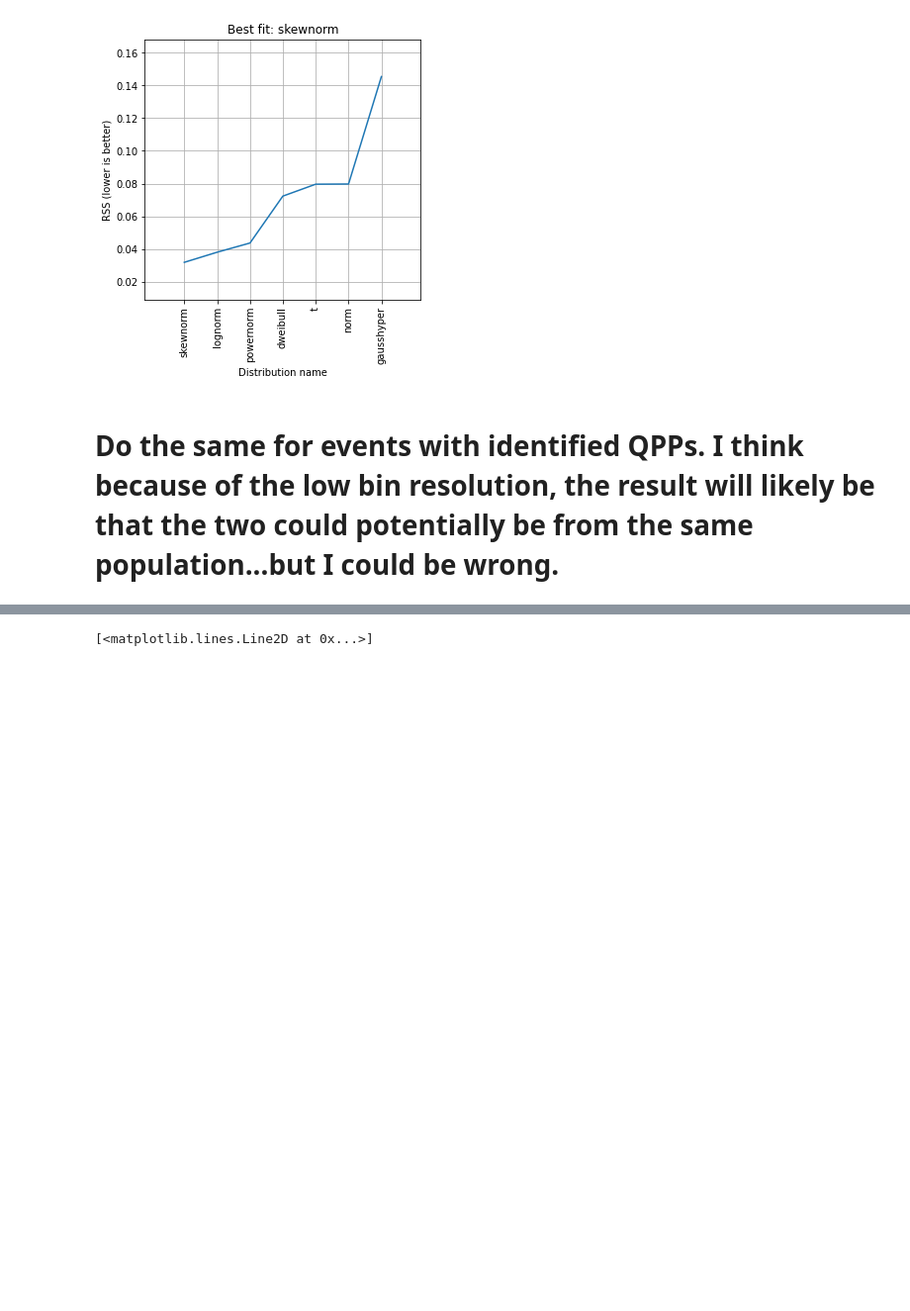
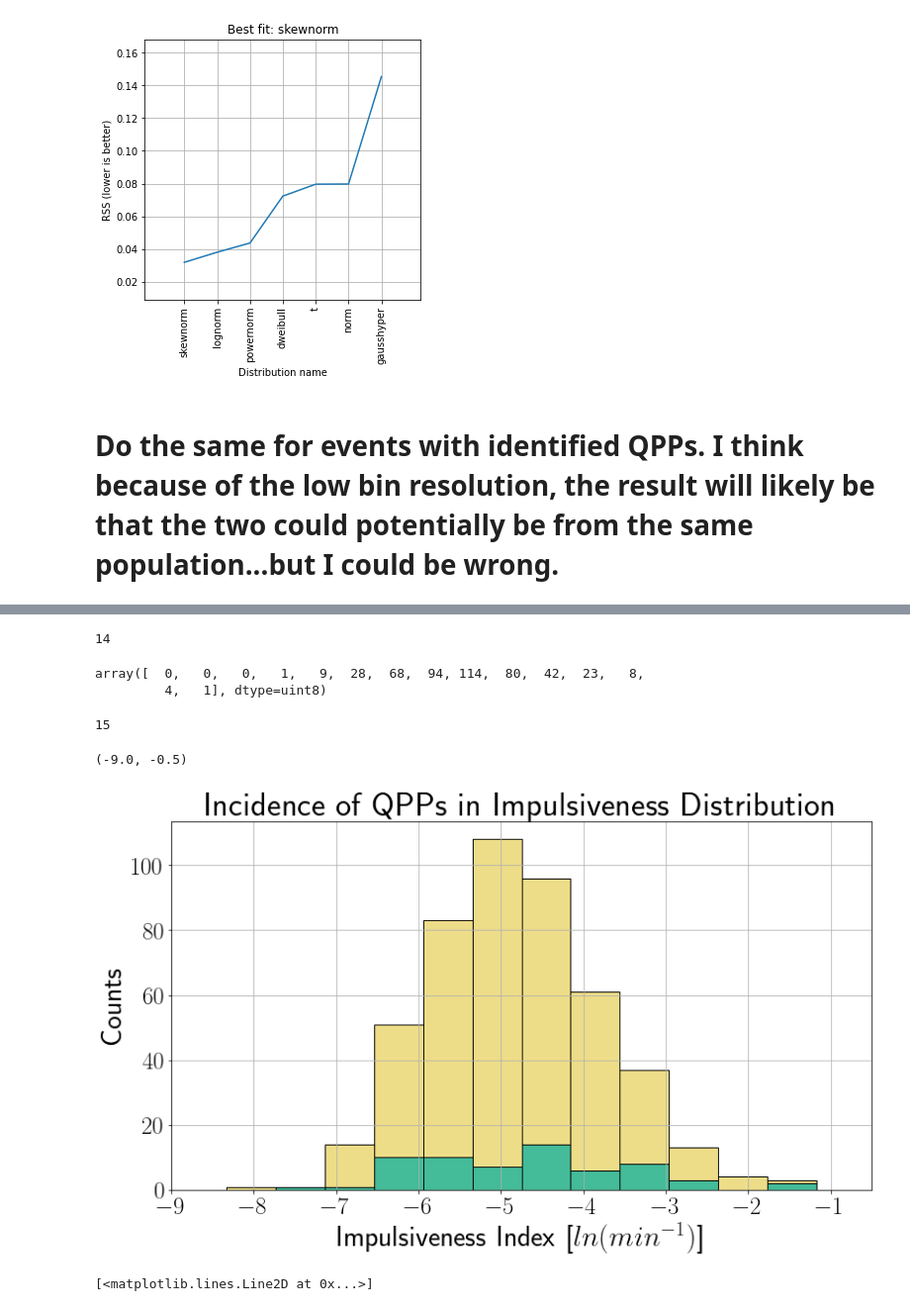
Before and after one commit to coletamburri2112/imp_dev, a Jupyter notebook: fit_imp_distribution_relative.ipynb, the cells around one changed output, grey strips where cells are left out. Shown: that part at 99% size. Drawn from its saved outputs; the diff is of its cells as text; code cells hidden in the pictures; blank space fills up the shorter version.

```diff
--- a/fit_imp_distribution_relative.ipynb
+++ b/fit_imp_distribution_relative.ipynb
@@ -457,3 +490,8 @@ dist3.plot_summary(figsize=(5,5))
 [figure]
 # %% [markdown]
 # Do the same for events with identified QPPs.  I think because of the low bin resolution, the result will likely be that the two could potentially be from the same population...but I could be wrong.
+# %%
+filename2 = '/Users/owner/Desktop/Oct_2022_Imp/imp_dev/qpp_lowres_bins_correct.mat'
+dat3 = sio.loadmat(filename2)
+# %%
+dat3 = dat3['imp_qpp_notnan']
@@ -460,3 +523,34 @@ dist3.plot_summary(figsize=(5,5))
+# %%
+len(edgesavg)
+# %% [output]
+14
+# %%
+all2[0]
+# %% [output]
+array([  0,   0,   0,   1,   9,  28,  68,  94, 114,  80,  42,  23,   8,
+         4,   1], dtype=uint8)
+# %%
+len(all2[0])
+# %% [output]
+15
+# %%
+edges = np.linspace(min(all_imp_nonan),max(all_imp_nonan),num=15)
+
+fig,ax = plt.subplots(figsize = [13,7])
+m = ax.hist(best_imp_nonan,bins=edges,facecolor='#EEDD88',edgecolor='black')
+n = ax.hist(dat3,bins=edges,facecolor='#44BB99',edgecolor='black')
+#n = ax.bar(part2,bins=edges,facecolor='#44BB99',edgecolor='black')
+ax.grid()
+
+ax.set_title('Incidence of QPPs in Impulsiveness Distribution',font='Tahoma',fontsize=35,fontweight='bold')
+ax.tick_params(axis='both', which='major', labelsize=25)
+ax.set_ylabel('Counts',fontsize=30)
+ax.set_xlabel('Impulsiveness Index [$ln(min^{-1})$]',font='Tahoma',fontweight='bold',fontsize=30)
+ax.set_xlim([-9.,-.5])
+#ax.set_yticks(np.linspace(0,240,7))
+# %% [output]
+(-9.0, -0.5)
+[figure, added]
 # %%
 filename = '/Users/owner/Desktop/Oct_2022_Imp/imp_dev/qpp_bins.mat'
 dat2 = sio.loadmat(filename)
```
Also changed, not shown: parts of 16 cells of this notebook.
